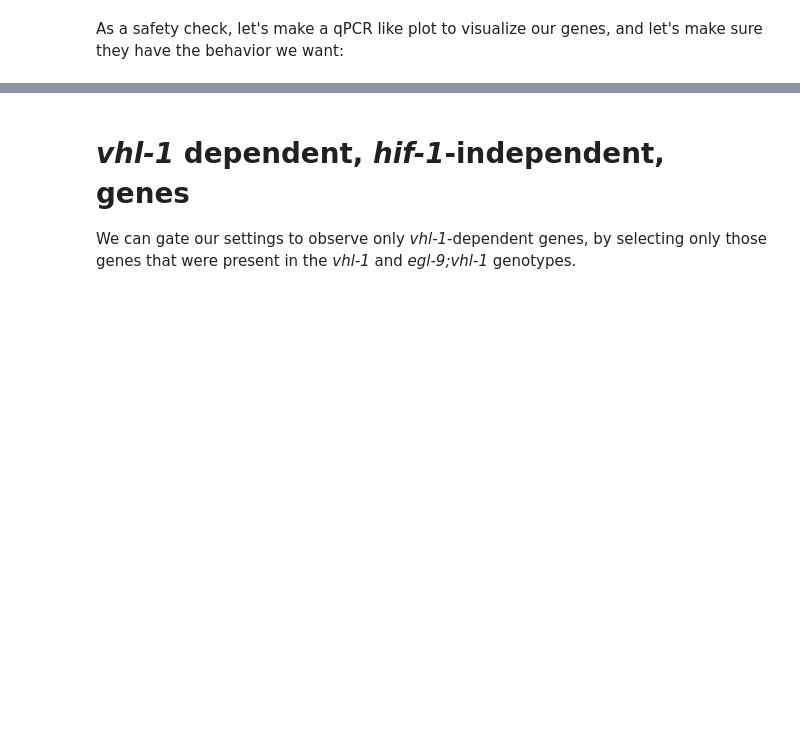
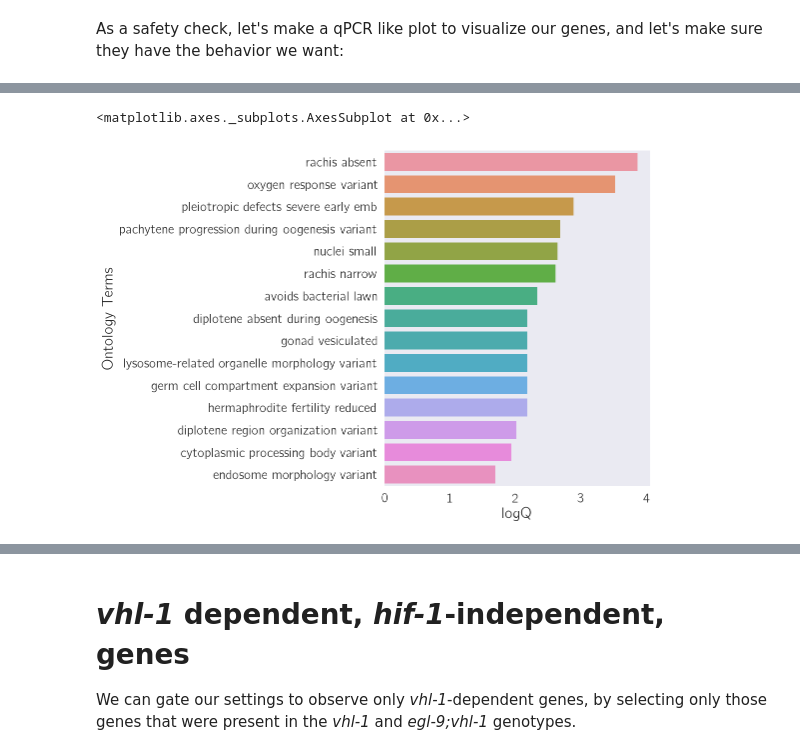
Before and after one commit to WormLabCaltech/mprsq, a Jupyter notebook: src/4 Understanding the decoupled transcriptomes.ipynb, the cells around one changed output, grey strips where cells are left out. Drawn from its saved outputs; the diff is of its cells as text; code cells hidden in the pictures; blank space fills up the shorter version.

```diff
--- a/src/4 Understanding the decoupled transcriptomes.ipynb
+++ b/src/4 Understanding the decoupled transcriptomes.ipynb
@@ -143 +115,9 @@ Executing script
+# %%
+res = tea.enrichment_analysis(hypoxia_direct_targets.ens_gene.unique(),
+                            phenotype_df, show=False)
+res['logQ'] = -res['Q value'].apply(np.log10)
+tea.plot_enrichment_results(res, analysis='phenotype', y='logQ')
+# %% [output]
+<matplotlib.axes._subplots.AxesSubplot at 0x...>
+[figure, added]
 # %%
```
Also changed, not shown: parts of 10 cells of this notebook, 54 other files.
